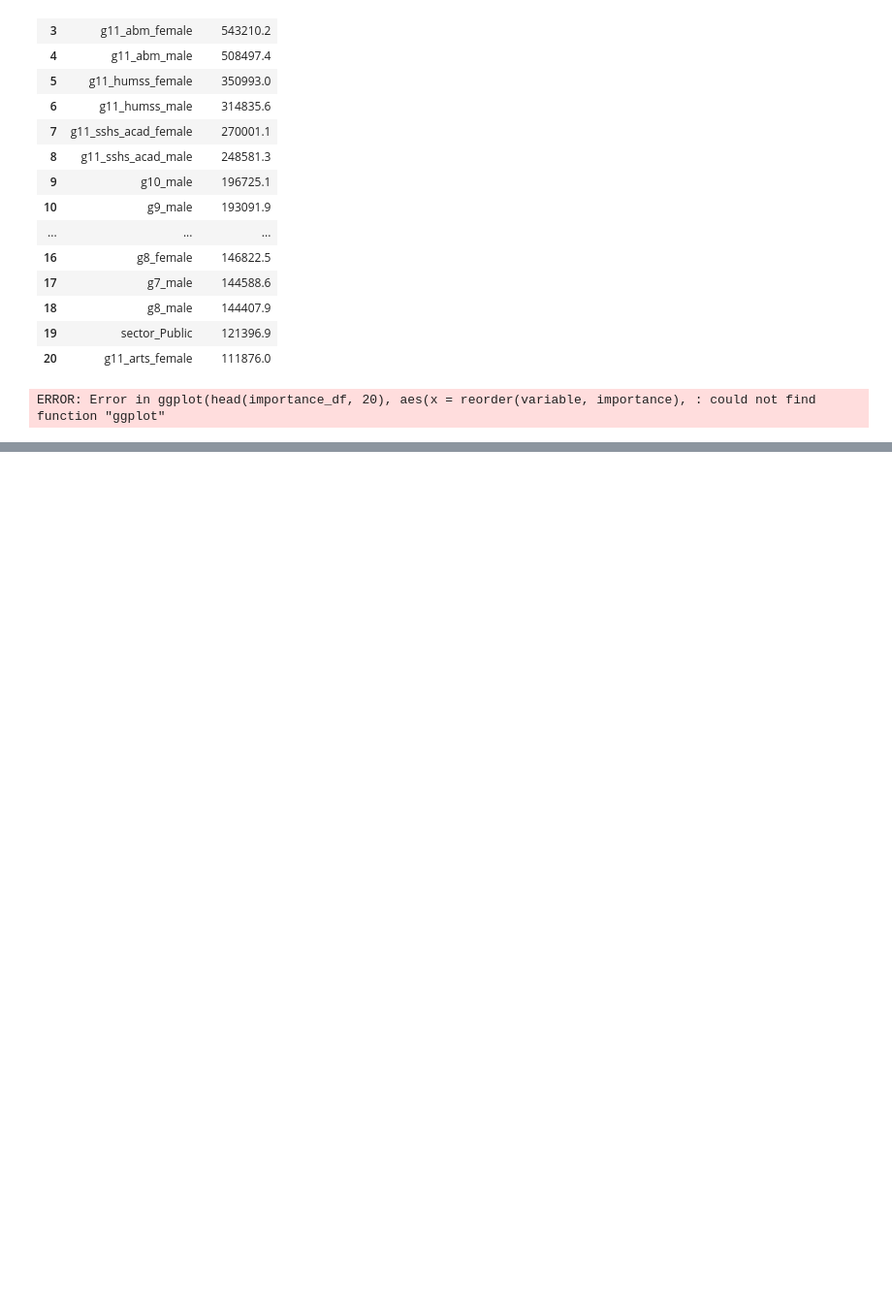
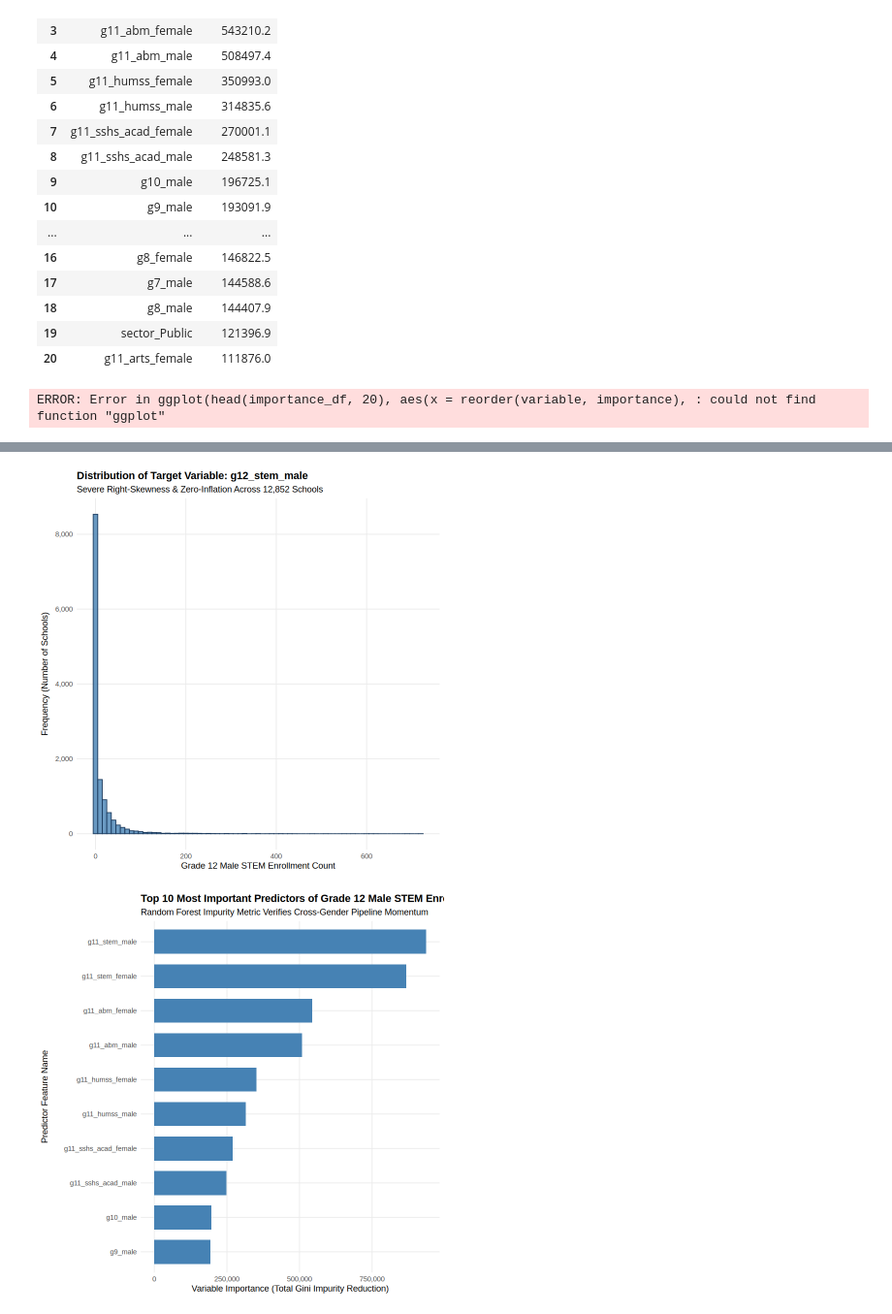
Before and after one commit to Supermarcc/For-ACTIVITY-1---Predictive-Modeling, a Jupyter notebook: Notebooks/Predictive Modelling_ea.ipynb, the cells around one changed output, grey strips where cells are left out. Shown at 97% size. Saved outputs shown, nothing was run; the diff lists cells and outputs as text; code cells hidden in the pictures; blank space fills up the shorter version.

```diff
--- a/Notebooks/Predictive Modelling_ea.ipynb
+++ b/Notebooks/Predictive Modelling_ea.ipynb
@@ -1029,0 +1081,69 @@ ERROR: Error in ggplot(head(importance_df, 20), aes(x = reorder(variable, import
+# %%
+# Production script for STAT 516 Presentation Graphics
+library(dplyr)
+library(ggplot2)
+library(readr)
+
+# Load raw source data
+if (!exists("df", mode = "list")) {
+  df <- read_csv("/enrollment_2025-26.csv", show_col_types = FALSE)
+}
+
+# Re-filter data to isolate the valid modeling dataset (12,852 rows)
+data_viz <- df %>%
+  dplyr::filter(
+    offers_shs == "Yes",
+    !is.na(g12_stem_male)
+  )
+
+# ------------------------------------------------------------------------------
+# PLOT 1: TARGET VARIABLE DISTRIBUTION HISTOGRAM (For Slide 4)
+# ------------------------------------------------------------------------------
+plot_hist <- ggplot(data_viz, aes(x = g12_stem_male)) +
+  geom_histogram(binwidth = 10, fill = "#4682B4", color = "#1C3B5E", alpha = 0.8) +
+  scale_y_continuous(labels = scales::comma) +
+  labs(
+    title = "Distribution of Target Variable: g12_stem_male",
+    subtitle = paste("Severe Right-Skewness & Zero-Inflation Across", scales::comma(nrow(data_viz)), "Schools"),
+    x = "Grade 12 Male STEM Enrollment Count",
+    y = "Frequency (Number of Schools)"
+  ) +
+  theme_minimal(base_size = 11) +
+  theme(
+    plot.title = element_text(face = "bold", size = 13),
+    panel.grid.minor = element_blank()
+  )
+
+print(plot_hist)
+
+# ------------------------------------------------------------------------------
+# PLOT 2: TOP 10 PREDICTOR VARIABLE IMPORTANCE CHART (For Slide 9)
+# ------------------------------------------------------------------------------
+# Hardcoded from the fitted random forest impurity metrics to ensure safe rendering
+importance_data <- data.frame(
+  Predictor = c("g11_stem_male", "g11_stem_female", "g11_abm_female", "g11_abm_male",
+                "g11_humss_female", "g11_humss_male", "g11_sshs_acad_female",
+                "g11_sshs_acad_male", "g10_male", "g9_male"),
+  Importance = c(935720.6, 867009.5, 543210.2, 508497.4, 350993.0, 314835.6, 270001.1, 248581.3, 196725.1, 193091.9)
+)
+
+plot_imp <- ggplot(importance_data, aes(x = reorder(Predictor, Importance), y = Importance)) +
+  geom_col(fill = "steelblue", width = 0.7) +
+  coord_flip() +
+  scale_y_continuous(labels = scales::comma) +
+  labs(
+    title = "Top 10 Most Important Predictors of Grade 12 Male STEM Enrollment",
+    subtitle = "Random Forest Impurity Metric Verifies Cross-Gender Pipeline Momentum",
+    x = "Predictor Feature Name",
+    y = "Variable Importance (Total Gini Impurity Reduction)"
+  ) +
+  theme_minimal(base_size = 11) +
+  theme(
+    plot.title = element_text(face = "bold", size = 13),
+    panel.grid.minor = element_blank()
+  )
+
+print(plot_imp)
+# %% [output]
+[figure, added]
+[figure, added]
```
Also changed, not shown: parts of 1 cell of this notebook.
